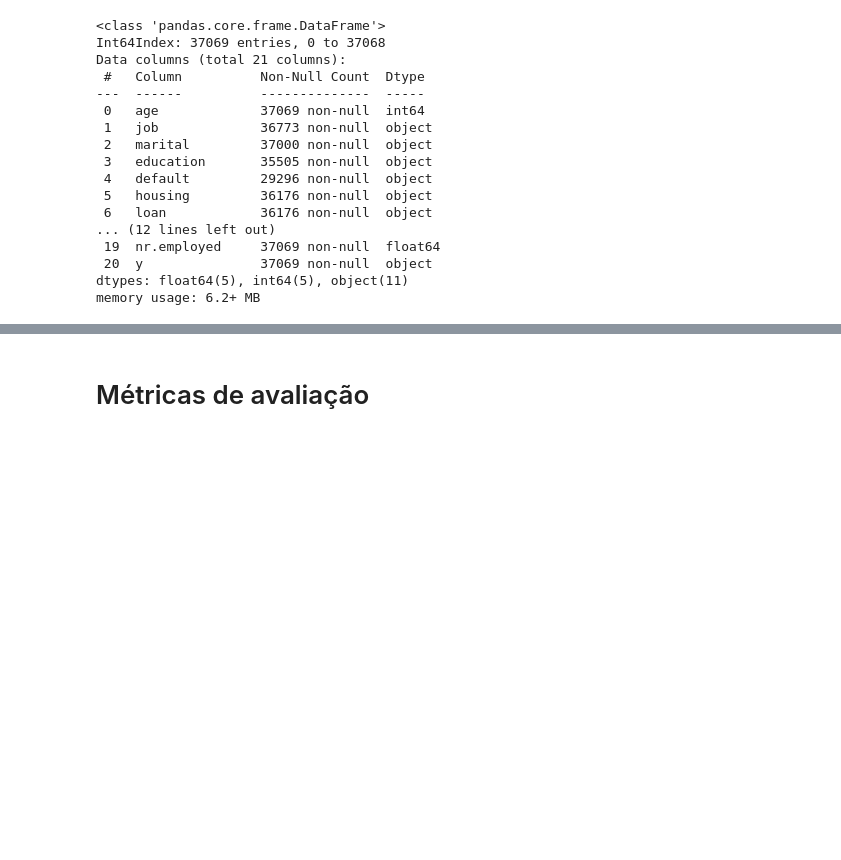
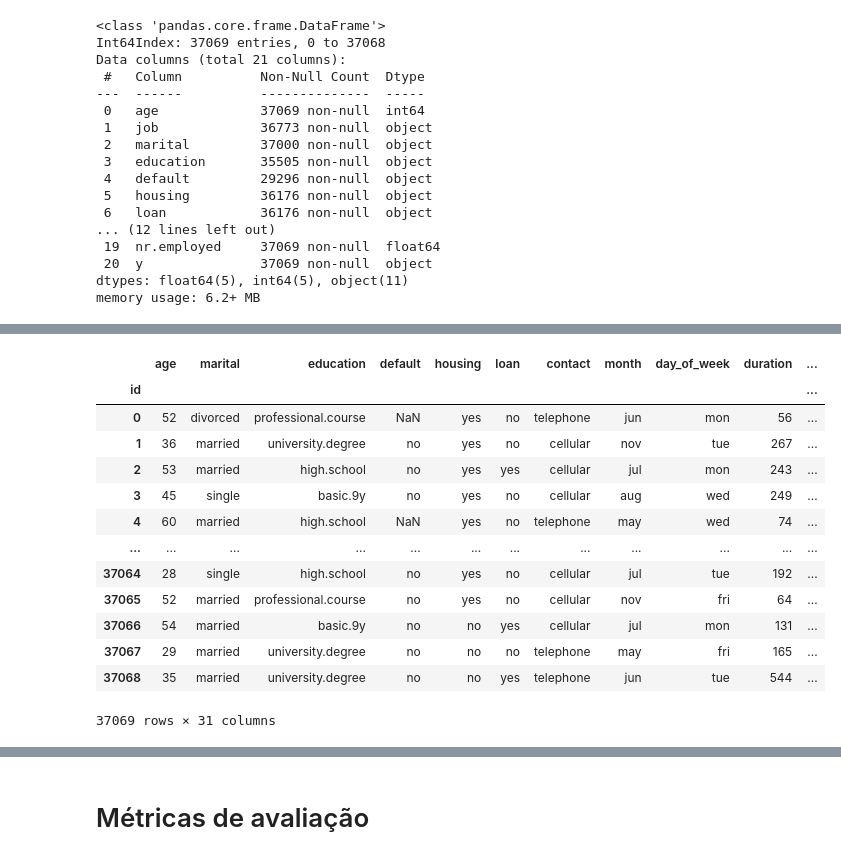
Before and after one commit to a2cds/ocean-python, a Jupyter notebook: ciencia_de_dados.ipynb, the cells around one changed output, grey strips where cells are left out. Cells and saved outputs as stored; diff of their text form; code cells hidden in the pictures; blank space fills up the shorter version.

```diff
--- a/ciencia_de_dados.ipynb
+++ b/ciencia_de_dados.ipynb
@@ -49,0 +97,18 @@ df.describe(include='object')
+# %%
+# codificaçãão One-hot (mas não  vamos usar no modelo)
+pd.get_dummies(df, columns=['job'])
+# %% [output]
+|  | age | marital | education | default | housing | loan | contact | month | day_of_week | duration | ... |
+| id |  |  |  |  |  |  |  |  |  |  | ... |
+| 0 | 52 | divorced | professional.course | NaN | yes | no | telephone | jun | mon | 56 | ... |
+| 1 | 36 | married | university.degree | no | yes | no | cellular | nov | tue | 267 | ... |
+| 2 | 53 | married | high.school | no | yes | yes | cellular | jul | mon | 243 | ... |
+| 3 | 45 | single | basic.9y | no | yes | no | cellular | aug | wed | 249 | ... |
+| 4 | 60 | married | high.school | NaN | yes | no | telephone | may | wed | 74 | ... |
+| ... | ... | ... | ... | ... | ... | ... | ... | ... | ... | ... | ... |
+| 37064 | 28 | single | high.school | no | yes | no | cellular | jul | tue | 192 | ... |
+| 37065 | 52 | married | professional.course | no | yes | no | cellular | nov | fri | 64 | ... |
+| 37066 | 54 | married | basic.9y | no | no | yes | cellular | jul | mon | 131 | ... |
+| 37067 | 29 | married | university.degree | no | no | no | telephone | may | fri | 165 | ... |
+| 37068 | 35 | married | university.degree | no | no | yes | telephone | jun | tue | 544 | ... |
+37069 rows × 31 columns
```
Also changed, not shown: parts of 28 cells of this notebook.
